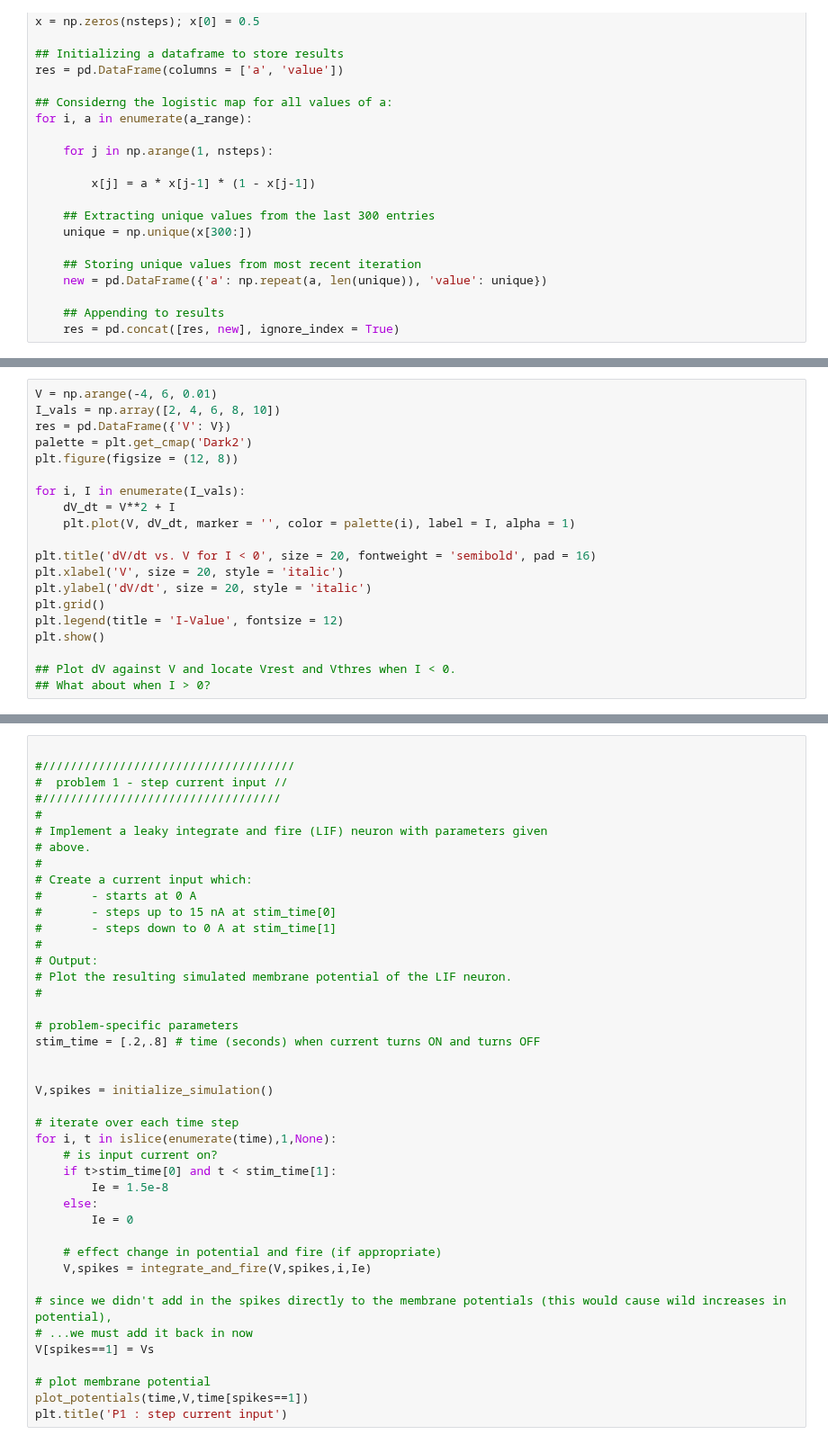
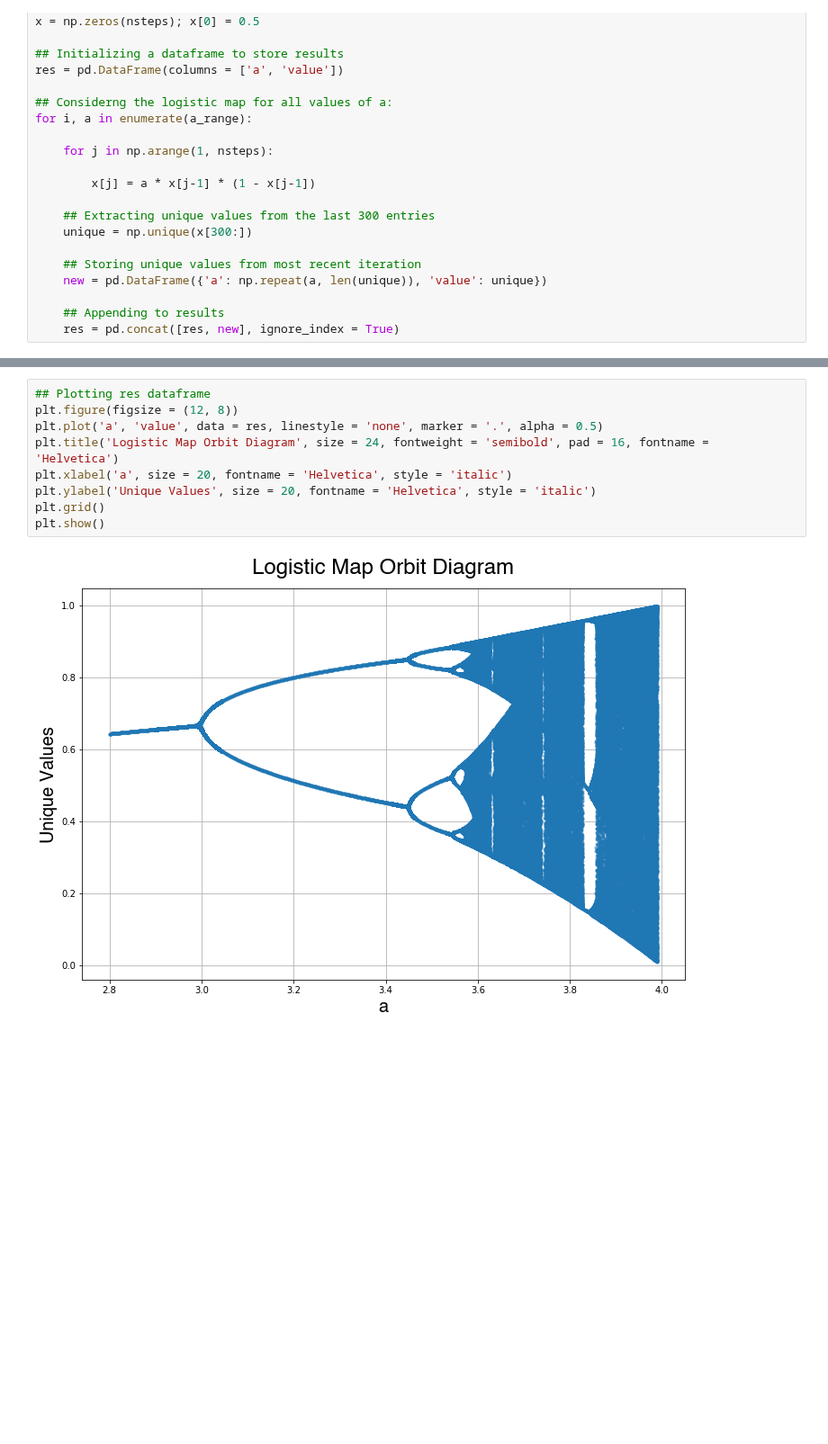
Before and after one commit to Evan-Callaghan/FieldsAcademy-NeuralNetworks, a Jupyter notebook: Assignments/assignment1.ipynb, the cells around one changed output, grey strips where cells are left out. Shown at 90% size. Cells and saved outputs as stored; diff of their text form; blank space fills up the shorter version.

```diff
--- a/Assignments/assignment1.ipynb
+++ b/Assignments/assignment1.ipynb
@@ -126,20 +100,0 @@ plt.show()
-# %%
-V = np.arange(-4, 6, 0.01)
-I_vals = np.array([2, 4, 6, 8, 10])
-res = pd.DataFrame({'V': V})
-palette = plt.get_cmap('Dark2')
-plt.figure(figsize = (12, 8))
-
-for i, I in enumerate(I_vals):
-    dV_dt = V**2 + I
-    plt.plot(V, dV_dt, marker = '', color = palette(i), label = I, alpha = 1)
-
-plt.title('dV/dt vs. V for I < 0', size = 20, fontweight = 'semibold', pad = 16)
-plt.xlabel('V', size = 20, style = 'italic')
-plt.ylabel('dV/dt', size = 20, style = 'italic')
-plt.grid()
-plt.legend(title = 'I-Value', fontsize = 12)
-plt.show()
-
-## Plot dV against V and locate Vrest and Vthres when I < 0.
-## What about when I > 0?
@@ -382,42 +101,11 @@ def integrate_and_fire( V, spikes, i, Ie ):
-# %%
-
-#////////////////////////////////////
-#  problem 1 - step current input //
-#//////////////////////////////////
-#
-# Implement a leaky integrate and fire (LIF) neuron with parameters given
-# above.
-#
-# Create a current input which:
-#       - starts at 0 A
-#       - steps up to 15 nA at stim_time[0]
-#       - steps down to 0 A at stim_time[1]
-#
-# Output:
-# Plot the resulting simulated membrane potential of the LIF neuron.
-#
-
-# problem-specific parameters
-stim_time = [.2,.8] # time (seconds) when current turns ON and turns OFF
-
-
-V,spikes = initialize_simulation()
-
-# iterate over each time step
-for i, t in islice(enumerate(time),1,None):
-    # is input current on?
-    if t>stim_time[0] and t < stim_time[1]:
-        Ie = 1.5e-8
-    else:
-        Ie = 0
-
-    # effect change in potential and fire (if appropriate)
-    V,spikes = integrate_and_fire(V,spikes,i,Ie)
-
-# since we didn't add in the spikes directly to the membrane potentials (this would cause wild increases in potential),
-# ...we must add it back in now
-V[spikes==1] = Vs
-
-# plot membrane potential
-plot_potentials(time,V,time[spikes==1])
-plt.title('P1 : step current input')
+# %%
+## Plotting res dataframe
+plt.figure(figsize = (12, 8))
+plt.plot('a', 'value', data = res, linestyle = 'none', marker = '.', alpha = 0.5)
+plt.title('Logistic Map Orbit Diagram', size = 24, fontweight = 'semibold', pad = 16, fontname = 'Helvetica')
+plt.xlabel('a', size = 20, fontname = 'Helvetica', style = 'italic')
+plt.ylabel('Unique Values', size = 20, fontname = 'Helvetica', style = 'italic')
+plt.grid()
+plt.show()
+# %% [output]
+[figure, added]
```
Also changed, not shown: parts of 36 cells of this notebook.
